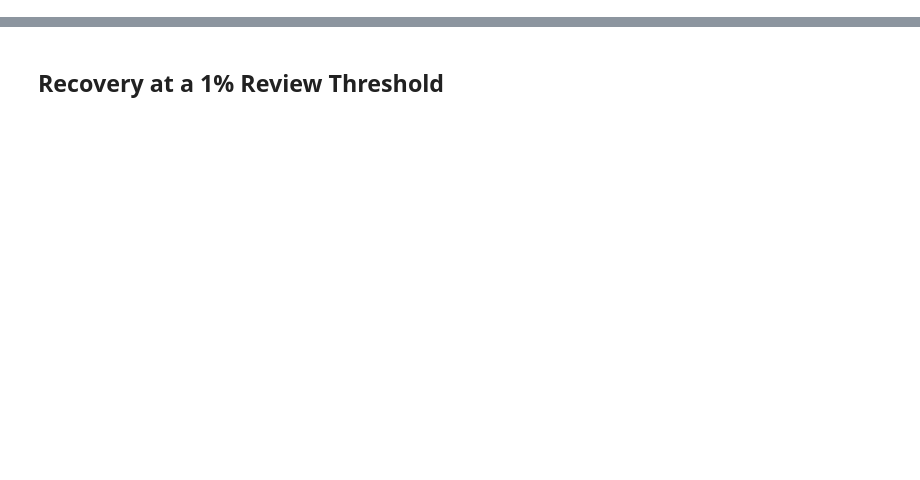
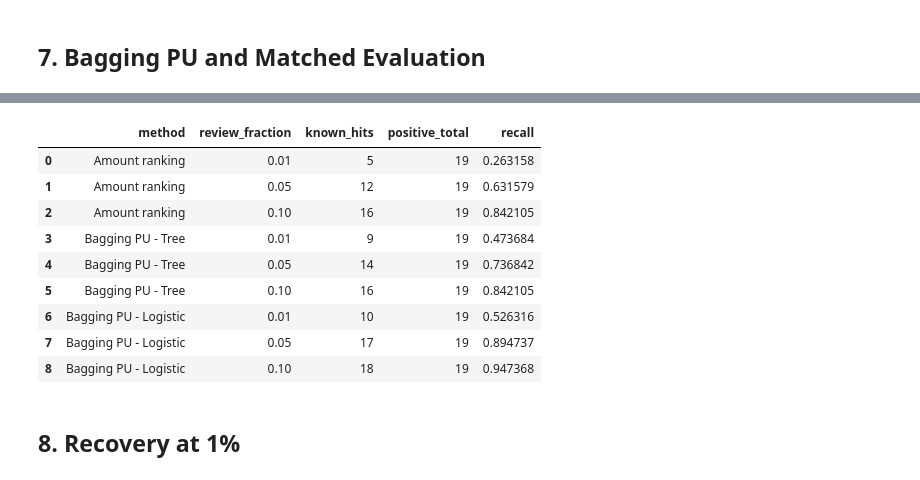
Before and after one commit to Freya-lyb/ucla_stat161, a Jupyter notebook: Amount_Baseline_and_Model_Comparison.ipynb, the cells around one changed output, grey strips where cells are left out. Drawn from its saved outputs; the diff is of its cells as text; code cells hidden in the pictures; blank space fills up the shorter version.

```diff
--- a/Amount_Baseline_and_Model_Comparison.ipynb
+++ b/Amount_Baseline_and_Model_Comparison.ipynb
@@ -183,0 +183,62 @@ display(comparison.loc[comparison.review_fraction.isin([0.01,0.05,0.10])].reset_
+# %% [markdown]
+## 7. Bagging PU and Matched Evaluation
+# %%
+import importlib.util
+import sklearn
+from threadpoolctl import threadpool_limits
+
+MODEL_PATH = ROOT/'pu_bagging_leave_one_insider_out.py'
+spec = importlib.util.spec_from_file_location('team_pu_model', MODEL_PATH)
+pu = importlib.util.module_from_spec(spec)
+spec.loader.exec_module(pu)
+W, X, y = pu.load(DATA_PATH)
+assert W.index.tolist() == population.wallet.tolist(), 'Wallet order mismatch.'
+assert np.array_equal(y, population.confirmed.to_numpy()), 'Label mismatch.'
+Z = pu.standardize(X)
+positive_indices = np.flatnonzero(y)
+unlabeled_indices = np.flatnonzero(~y)
+spend = W.total_notional.to_numpy()
+PU_SEED = 0
+model_rows = []
+
+# Retrain every run. No precomputed result files are required.
+with threadpool_limits(limits=1):
+    for fold, (i, test_unlabeled) in enumerate(
+            pu.make_folds(positive_indices, unlabeled_indices, SPLIT_SEED), start=1):
+        train_positive = np.setdiff1d(positive_indices, [i])
+        train_unlabeled = np.setdiff1d(unlabeled_indices, test_unlabeled)
+        test = np.r_[test_unlabeled, i]
+        row = {'insider': W.index[i],
+               'spend_pct': float(np.mean(spend[test_unlabeled] >= spend[i]))}
+        for base, features in [('tree', X), ('logistic', Z)]:
+            scores, _ = pu.bagging_pu(features[train_positive], features[train_unlabeled],
+                                    features[test], PU_SEED, base)
+            row[f'{base}_pct'], row[f'{base}_pct_ties_split'] = pu.percentiles(scores[:-1], scores[-1])
+        model_rows.append(row)
+        print(f'Completed fold {fold}/{len(positive_indices)}')
+model_folds = pd.DataFrame(model_rows)
+model_folds.to_csv(RESULT_DIR/'pu_loio_per_wallet.csv', index=False)
+matched = fold_results.merge(model_folds, on='insider',
+                            suffixes=('_baseline', '_model'), validate='one_to_one')
+assert len(matched) == len(positive_indices)
+assert np.allclose(matched.spend_pct_baseline, matched.spend_pct_model,
+                   rtol=0, atol=1e-14), 'Baseline mismatch.'
+comparison_rows = []
+for method, column in [('Amount ranking', 'spend_pct'), ('Bagging PU - Tree', 'tree_pct'),
+                       ('Bagging PU - Logistic', 'logistic_pct')]:
+    for fraction in [0.005, 0.01, 0.025, 0.05, 0.10]:
+        hits = int((model_folds[column] <= fraction).sum())
+        comparison_rows.append(dict(method=method, review_fraction=fraction,
+                                    known_hits=hits, positive_total=len(positive_indices),
+                                    recall=hits/len(positive_indices)))
+comparison = pd.DataFrame(comparison_rows)
+comparison.to_csv(RESULT_DIR/'model_comparison_summary.csv', index=False)
+run_metadata = dict(split_seed=SPLIT_SEED, pu_seed=PU_SEED, K=pu.K, T=pu.T, depth=pu.DEPTH,
+                    data_sha256=hashlib.sha256(DATA_PATH.read_bytes()).hexdigest(),
+                    model_sha256=hashlib.sha256(MODEL_PATH.read_bytes()).hexdigest(),
+                    python=platform.python_version(), sklearn=sklearn.__version__,
+                    baseline_match=True)
+(RESULT_DIR/'run_metadata.json').write_text(json.dumps(run_metadata, indent=2))
+print('Baseline check passed for all test folds.')
+display(comparison.loc[comparison.review_fraction.isin([0.01, 0.05, 0.10])].reset_index(drop=True))
+# %% [output]
@@ -184,5 +265,15 @@ display(comparison.loc[comparison.review_fraction.isin([0.01,0.05,0.10])].reset_
+|  | method | review_fraction | known_hits | positive_total | recall |
+| 0 | Amount ranking | 0.01 | 5 | 19 | 0.263158 |
+| 1 | Amount ranking | 0.05 | 12 | 19 | 0.631579 |
+| 2 | Amount ranking | 0.10 | 16 | 19 | 0.842105 |
+| 3 | Bagging PU - Tree | 0.01 | 9 | 19 | 0.473684 |
+| 4 | Bagging PU - Tree | 0.05 | 14 | 19 | 0.736842 |
+| 5 | Bagging PU - Tree | 0.10 | 16 | 19 | 0.842105 |
+| 6 | Bagging PU - Logistic | 0.01 | 10 | 19 | 0.526316 |
+| 7 | Bagging PU - Logistic | 0.05 | 17 | 19 | 0.894737 |
+| 8 | Bagging PU - Logistic | 0.10 | 18 | 19 | 0.947368 |
 # %% [markdown]
-## Recovery at a 1% Review Threshold
+## 8. Recovery at 1%
 # %%
 from matplotlib.ticker import MaxNLocator
 
```
Also changed, not shown: parts of 23 cells of this notebook, 2 other files.
